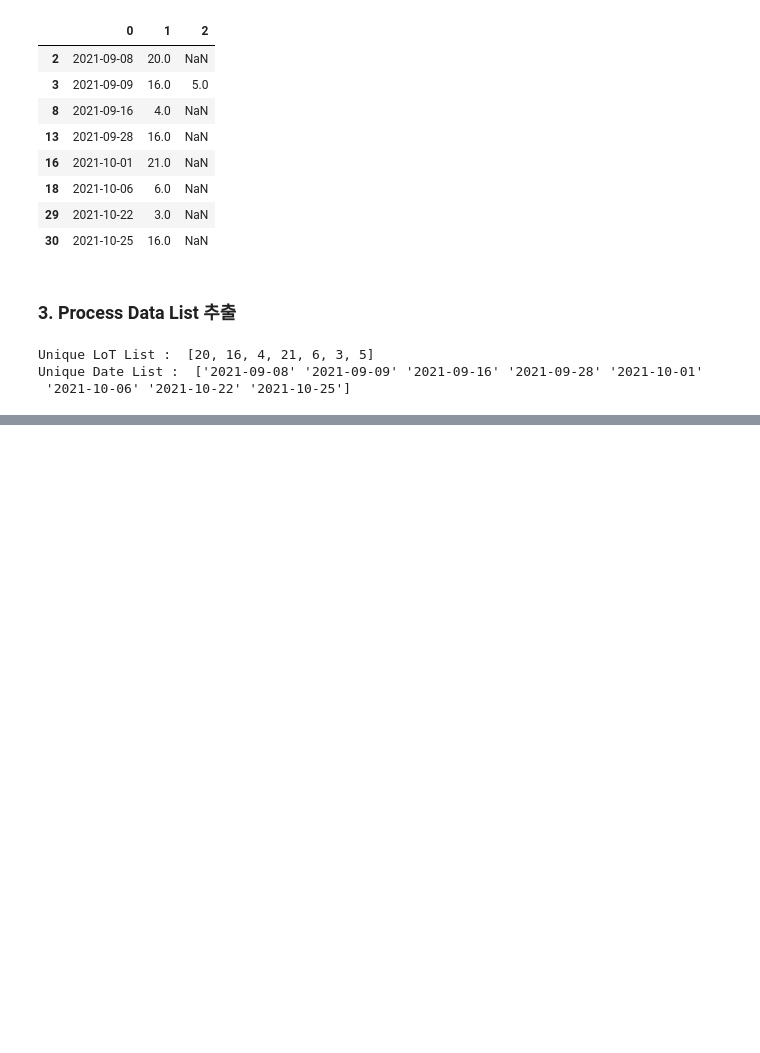
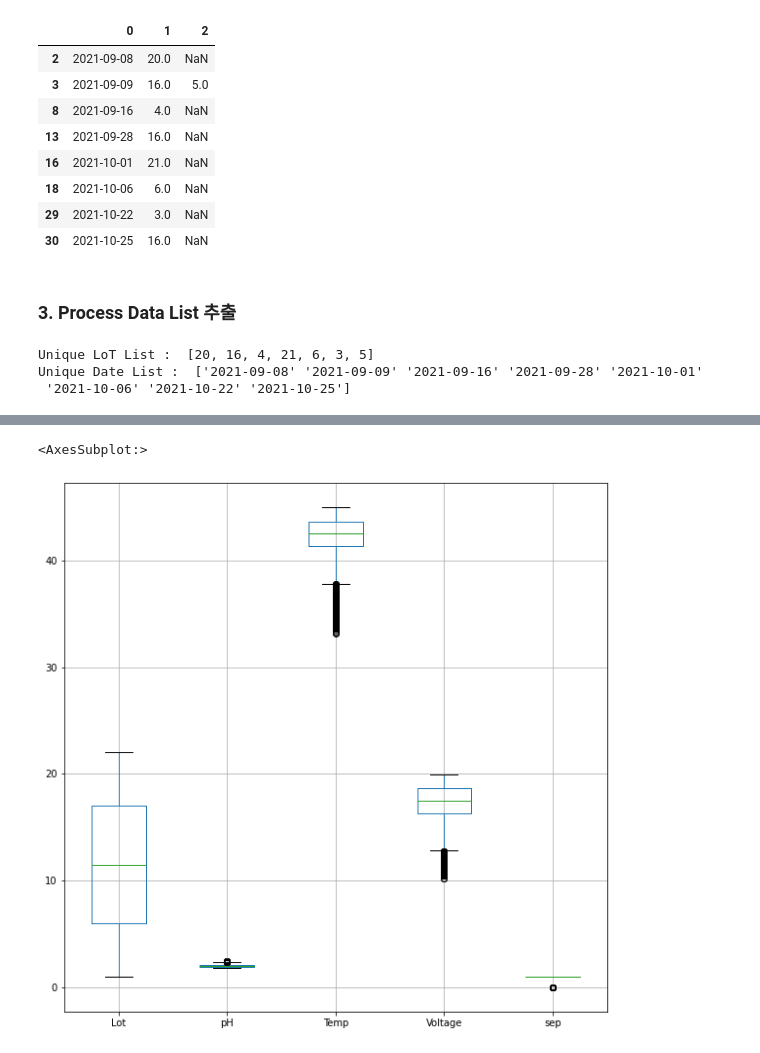
Before and after one commit to och5351/Bigdata_busan, a Jupyter notebook: csy/EDA.ipynb, the cells around one changed output, grey strips where cells are left out. Saved outputs shown, nothing was run; the diff lists cells and outputs as text; code cells hidden in the pictures; blank space fills up the shorter version.

```diff
--- a/csy/EDA.ipynb
+++ b/csy/EDA.ipynb
@@ -282,0 +288,4 @@ Unique Date List :  ['2021-09-08' '2021-09-09' '2021-09-16' '2021-09-28' '2021-1
+# %%
+# csv 파일 불러오기
+df_eda = pd.read_csv(r'C:\localRepository\Bigdata_busan\csy\res\working_df.csv', index_col=0)
+df_eda
@@ -282,0 +324,5 @@ Unique Date List :  ['2021-09-08' '2021-09-09' '2021-09-16' '2021-09-28' '2021-1
+# %%
+# Date, Time 컬럼 합치기
+cols = ['Date', 'Time']
+df_eda['DateTime'] =df_eda[cols].apply(lambda row: ' '.join(row.values), axis=1)
+df_eda
@@ -282,0 +361,3 @@ Unique Date List :  ['2021-09-08' '2021-09-09' '2021-09-16' '2021-09-28' '2021-1
+# %%
+# Dtype 변경
+df_eda['DateTime'] = pd.to_datetime(df_eda['DateTime'])
@@ -282,0 +393,4 @@ Unique Date List :  ['2021-09-08' '2021-09-09' '2021-09-16' '2021-09-28' '2021-1
+# %%
+# DateTime을 인덱스로 설정
+df_eda = df_eda.set_index('DateTime')
+df_eda
@@ -282,0 +424,5 @@ Unique Date List :  ['2021-09-08' '2021-09-09' '2021-09-16' '2021-09-28' '2021-1
+# %%
+df_eda.boxplot(figsize=(10,10))
+# %% [output]
+<AxesSubplot:>
+[figure, added]
```
Also changed, not shown: parts of 16 cells of this notebook, 1 other file.
